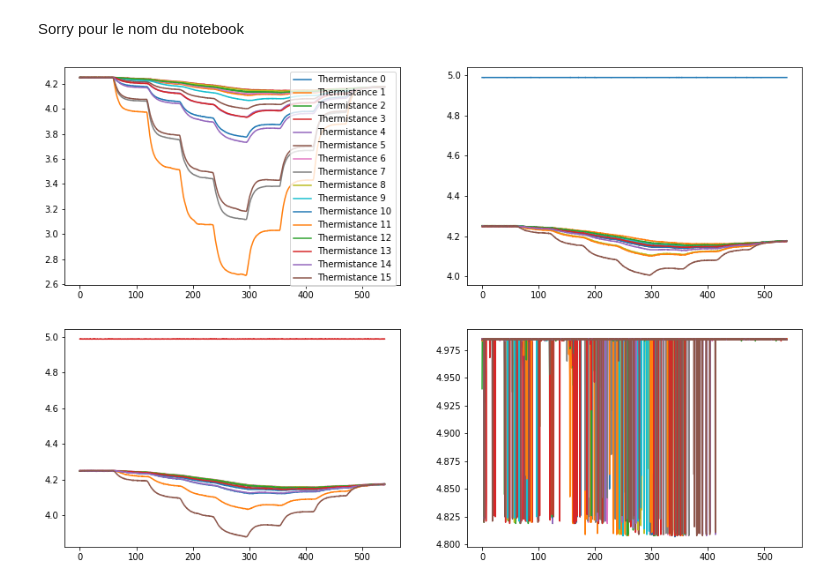
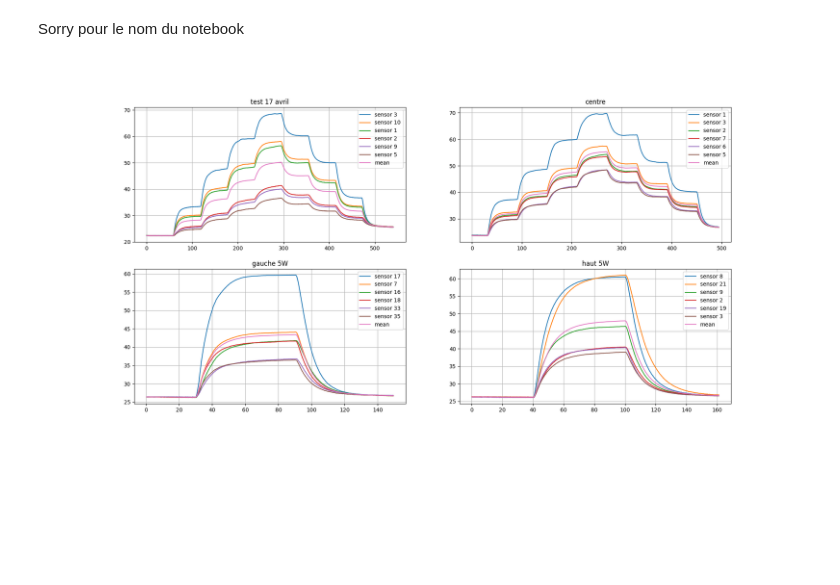
Before and after one commit to sapar82/Design-3-Team-2, a Jupyter notebook: Programmation/Debuggage/Script Python/notebook.ipynb, the cells around one changed output. Saved outputs shown, nothing was run; the diff lists cells and outputs as text; code cells hidden in the pictures; blank space fills up the shorter version.

```diff
--- a/Programmation/Debuggage/Script Python/notebook.ipynb
+++ b/Programmation/Debuggage/Script Python/notebook.ipynb
@@ -1,32 +1,2 @@
 # %% [markdown]
 Sorry pour le nom du notebook
-# %%
-import matplotlib.pyplot as plt
-import numpy as np
-import os
-import pandas as pd
-from utils import *
-current_dir = os.curdir
-dataPath = current_dir + "/vrai_test_escalier_17_avril.txt"
-
-
-indiceMux1 = [43, 42, 41, 40, 24, 23, 22, 10, 39, 21, 9, 3, 20, 8, 2, 1]
-indiceMux2 = [101, 102, 37, 38, 59, 36, 58, 57, 19, 56, 35, 18, 55, 34, 17, 7]
-indiceMux3 = [16, 33, 54, 32, 53, 31, 52, 51, 50, 30, 15, 6, 49, 29, 14, 5]
-indiceMux4 = [103, 104, 105, 4, 13, 28, 48, 11, 12, 27, 47, 46, 45, 26, 44, 25]
-
-time, mux1, mux2, mux3, mux4 = datas(dataPath)
-indiceAberant = indicesAberant(indiceMux1, indiceMux2, indiceMux3, indiceMux4, mux1, mux2, mux3, mux4)
-indiceDansMux4 = indiceAberantDansMux4(indiceAberant, indiceMux4)
-
-fig, ax = plt.subplots(2,2 , figsize=(15, 10))
-for i, x in enumerate(mux1):
-	ax[0][0].plot(time, x, label="Thermistance " + str(i))
-	ax[0][1].plot(time, mux2[i])
-	ax[1][0].plot(time, mux3[i])
-	ax[1][1].plot(time, mux4[i])
-
-ax[0][0].legend()
-plt.show()
-# %% [output]
-[figure, removed]
@@ -32,0 +18,42 @@ plt.show()
+# %%
+#discard index [4, 11, 12, 13, 25, 26, 27, 44, 45, 46, 47, 'ref1', 'ref2' , 'ref3']
+
+data.drop(['4', '11', '12', '13', '25', '26', '27', '44', '45', '46', '47', 'ref1', 'ref2' , 'ref3', '28', '48','101','59', '102', '32'], axis=1, inplace=True)
+data_centre.drop(['4', '11', '12', '13', '25', '26', '27', '44', '45', '46', '47', 'ref1', 'ref2' , 'ref3', '28', '48','101','59', '102', '32'], axis=1, inplace=True)
+data_left5w.drop(['4', '11', '12', '13', '25', '26', '27', '44', '45', '46', '47', 'ref1', 'ref2' , 'ref3', '28', '48','101','59', '102', '32'], axis=1, inplace=True)
+data_up5w.drop(['4', '11', '12', '13', '25', '26', '27', '44', '45', '46', '47', 'ref1', 'ref2' , 'ref3', '28', '48','101','59', '102', '32'], axis=1, inplace=True)
+# %%
+
+data_temp = convert_to_temp(data)
+data_centre_temp = convert_to_temp(data_centre)
+data_left5w_temp = convert_to_temp(data_left5w)
+data_up5w_temp = convert_to_temp(data_up5w)
+
+highest_temp = rank_temperature(data_temp)
+highest_temp_centre = rank_temperature(data_centre_temp)
+highest_temp_left5w = rank_temperature(data_left5w_temp)
+highest_temp_up5w = rank_temperature(data_up5w_temp)
+# %%
+def plot(ax, data, temperature_rank, n, title="", mean=False):
+    """
+    ax: axis to plot on
+    data: data to plot
+    temperature_rank: rank of the temperature to plot
+    n: number of data to plot
+    """
+    for i in range(n):
+        index = temperature_rank[i]
+        ax.plot(data["time"], data[index], label="sensor " + str(index))
+    if mean:
+        ax.plot(data["time"], data[temperature_rank[:n]].mean(axis=1), label="mean")
+    ax.legend()
+    ax.set_title(title)
+    ax.grid()
+fig, ax = plt.subplots(2, 2, figsize=(20, 10))
+n=6
+plot(ax[0, 0], data_temp, highest_temp, n, "test 17 avril", mean = True)
+plot(ax[0, 1], data_centre_temp, highest_temp_centre, n, "centre", mean=True)
+plot(ax[1, 0], data_left5w_temp, highest_temp_left5w, n, "gauche 5W", mean=True)
+plot(ax[1, 1], data_up5w_temp, highest_temp_up5w, n, "haut 5W", mean=True)
+# %% [output]
+[figure, added]
```
Also changed, not shown: parts of 17 cells of this notebook, 2 other files.
